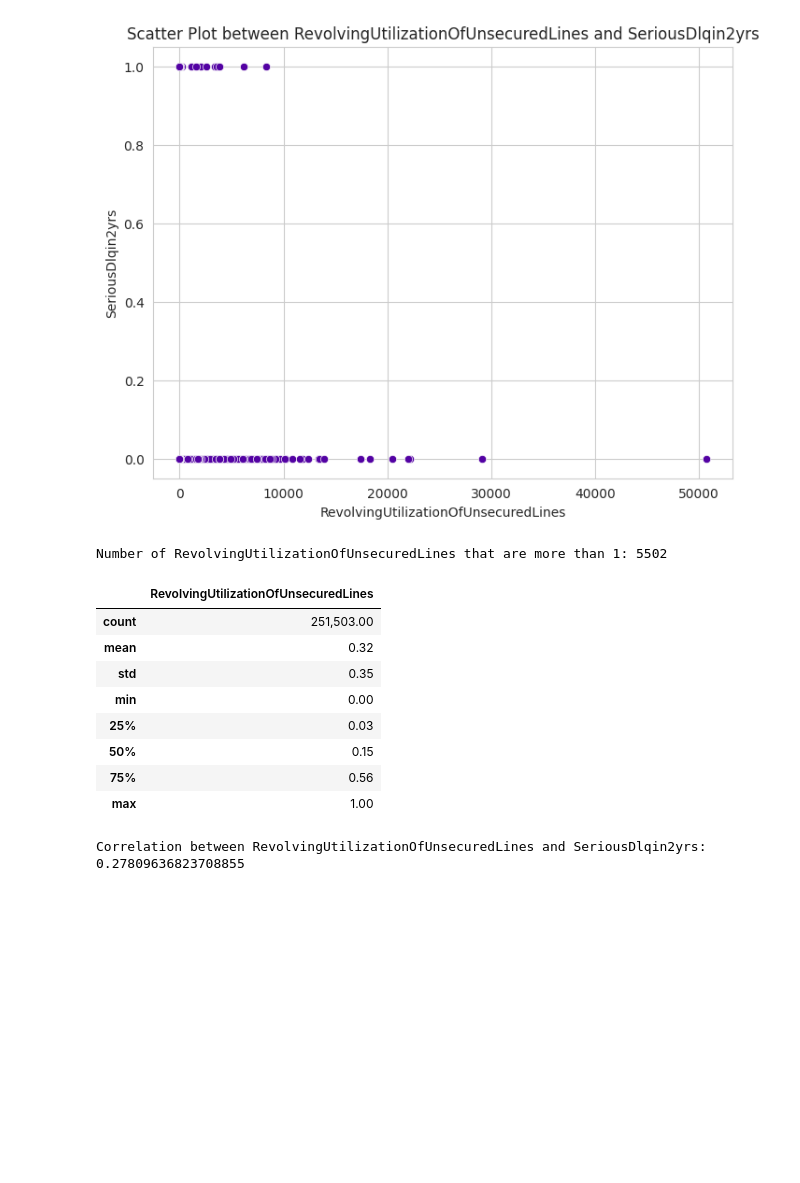
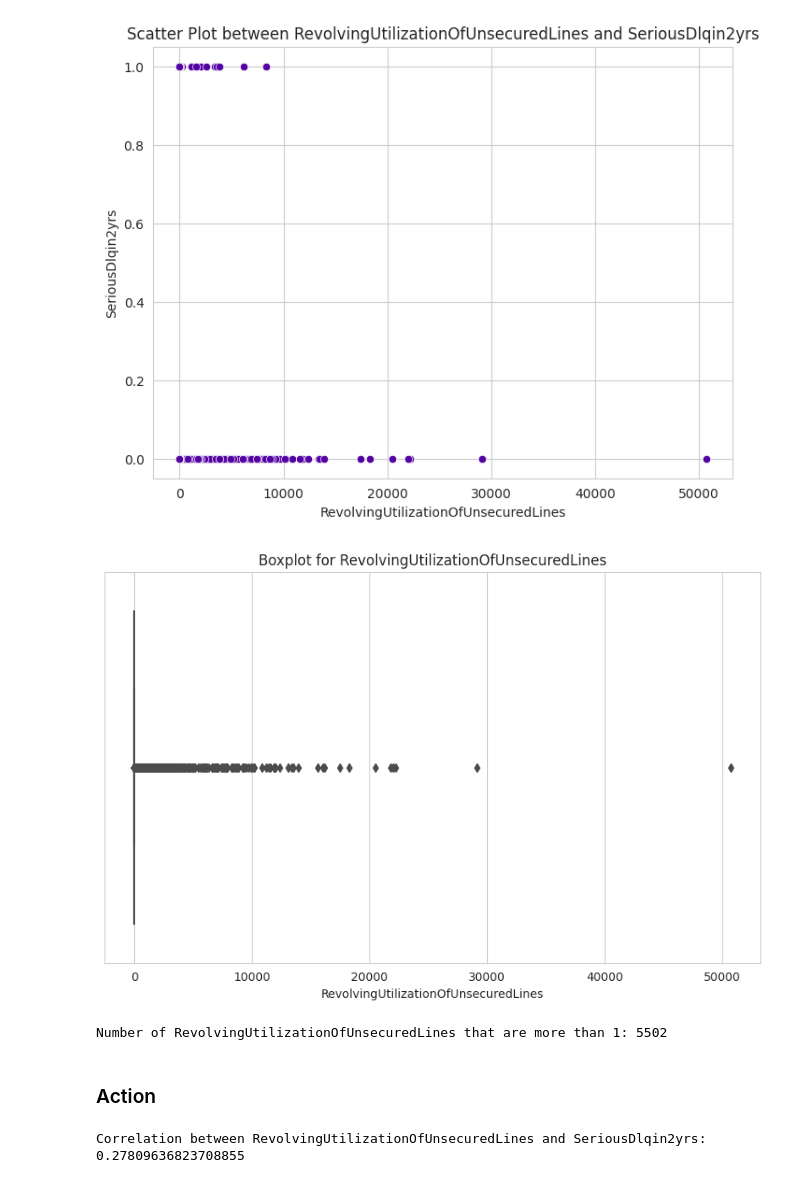
Before and after one commit to Saba-a11/Kaggle_Credit_Score, a Jupyter notebook: CreditModel.ipynb, the cells around one changed output. Drawn from its saved outputs; the diff is of its cells as text; code cells hidden in the pictures; blank space fills up the shorter version.

```diff
--- a/CreditModel.ipynb
+++ b/CreditModel.ipynb
@@ -283,6 +316,3 @@ df_test.describe()
 ## Unnamed: 0 Column
 
 The column labeled `Unnamed: 0` lacks significance within the context of predictive modeling, serving solely as a representation of customer identification. Rename this column to `ID` for future reference, It will not play a role in the modeling process.
-# %%
-df_train.rename(columns={'Unnamed: 0':'ID'}, inplace=True)
-df_test.rename(columns={'Unnamed: 0':'ID'}, inplace=True)
@@ -311,6 +325,7 @@ df_test['dataset'] = 'test'
 
 # Concatenate the two dataframes
 combined_data = pd.concat([df_train, df_test], ignore_index=True)
+combined_data.rename(columns={'Unnamed: 0':'ID'}, inplace=True)
 # %%
 print('Combined data shape: ', combined_data.shape)
 # %% [output]
@@ -370,24 +358,18 @@ Correlation between RevolvingUtilizationOfUnsecuredLines and SeriousDlqin2yrs: -
 scatter_plot(combined_data,'RevolvingUtilizationOfUnsecuredLines', 'SeriousDlqin2yrs')
 # %% [output]
 [figure]
+# %%
+box_plot(combined_data, 'RevolvingUtilizationOfUnsecuredLines')
+# %% [output]
+[figure, added]
 # %%
 print("Number of RevolvingUtilizationOfUnsecuredLines that are more than 1:", len(combined_data[combined_data['RevolvingUtilizationOfUnsecuredLines'] > 1]))
 # %% [output]
 Number of RevolvingUtilizationOfUnsecuredLines that are more than 1: 5502
+# %% [markdown]
+### Action
 # %%
 combined_data['RevolvingUtilizationOfUnsecuredLines'] = combined_data['RevolvingUtilizationOfUnsecuredLines'].apply(lambda x: 1 if x > 1 else x)
-
-combined_data[['RevolvingUtilizationOfUnsecuredLines']].describe()
-# %% [output]
-|  | RevolvingUtilizationOfUnsecuredLines |
-| count | 251,503.00 |
-| mean | 0.32 |
-| std | 0.35 |
-| min | 0.00 |
-| 25% | 0.03 |
-| 50% | 0.15 |
-| 75% | 0.56 |
-| max | 1.00 |
 # %%
 prt_corr(combined_data,'RevolvingUtilizationOfUnsecuredLines', 'SeriousDlqin2yrs')
 # %% [output]
```
Also changed, not shown: parts of 11 cells of this notebook.
